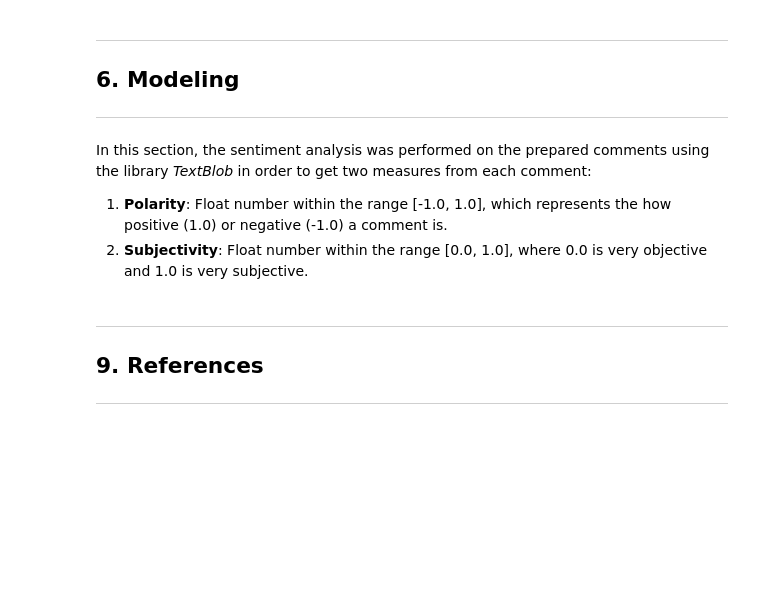
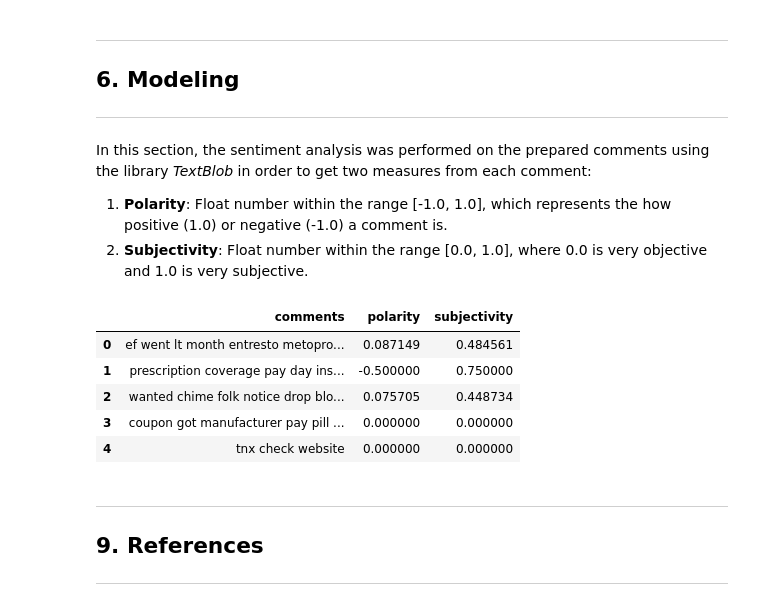
Before and after one commit to DanielEduardoLopez/SentimentAnalysisEntresto, a Jupyter notebook: notebooks/SentimentAnalysisEntresto.ipynb, the cells around one changed output. Drawn from its saved outputs; the diff is of its cells as text; code cells hidden in the pictures; blank space fills up the shorter version.

Commit message:
Calculated polarity and subjectivity

```diff
--- a/notebooks/SentimentAnalysisEntresto.ipynb
+++ b/notebooks/SentimentAnalysisEntresto.ipynb
@@ -586,6 +586,17 @@ In this section, the sentiment analysis was performed on the prepared comments u
 
 1. **Polarity**: Float number within the range [-1.0, 1.0], which represents the how positive (1.0) or negative (-1.0) a comment is.
 2. **Subjectivity**: Float number within the range [0.0, 1.0], where 0.0 is very objective and 1.0 is very subjective.
+# %%
+df['polarity'] = df['comments'].apply(sentiment_analysis.get_polarity)
+df['subjectivity'] = df['comments'].apply(sentiment_analysis.get_subjectivity)
+df.head()
+# %% [output]
+|  | comments | polarity | subjectivity |
+| 0 | ef went lt month entresto metopro... | 0.087149 | 0.484561 |
+| 1 | prescription coverage pay day ins... | -0.500000 | 0.750000 |
+| 2 | wanted chime folk notice drop blo... | 0.075705 | 0.448734 |
+| 3 | coupon got manufacturer pay pill ... | 0.000000 | 0.000000 |
+| 4 | tnx check website | 0.000000 | 0.000000 |
 # %% [markdown]
 <a class="anchor" id="references"></a>
 ___
```
